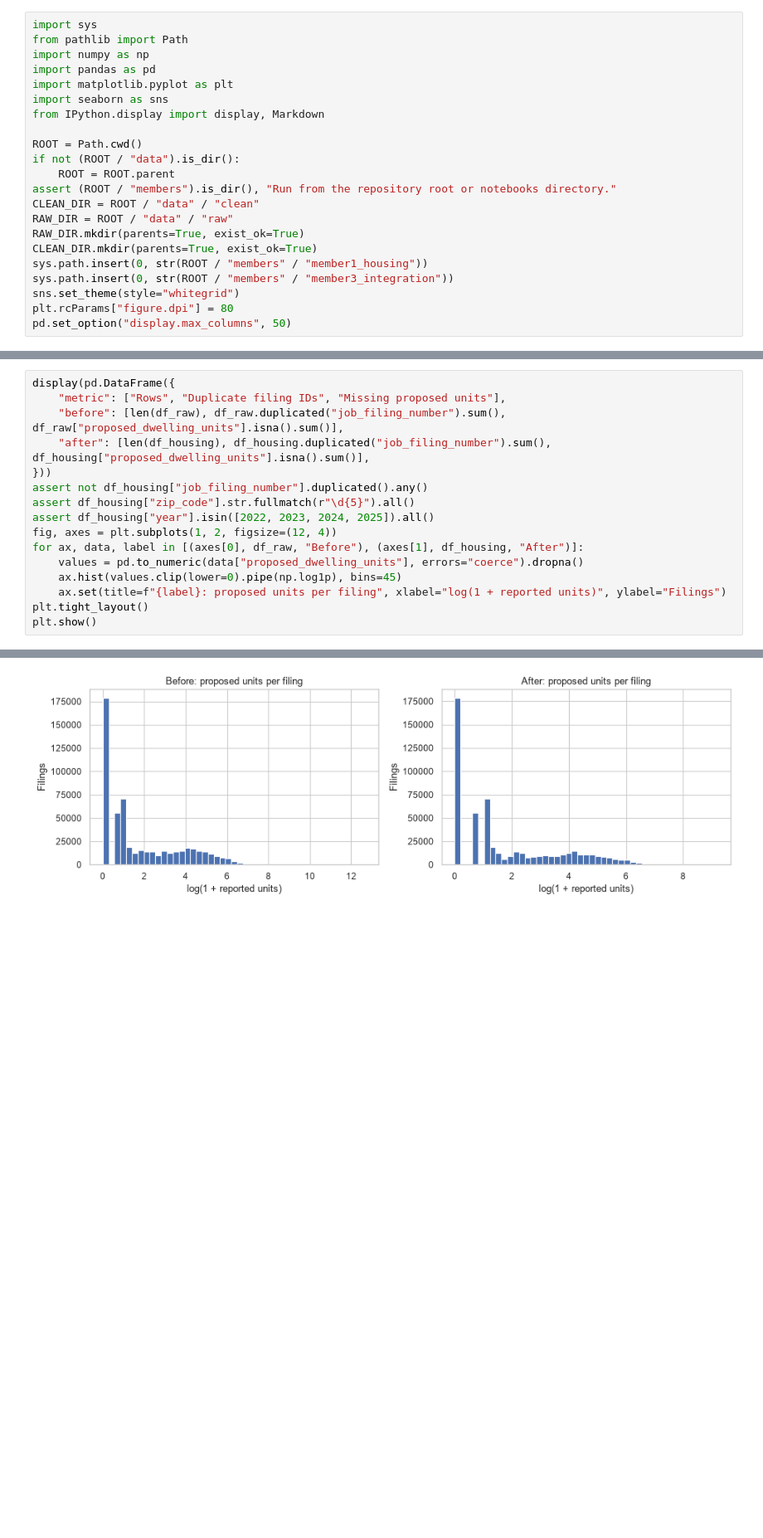
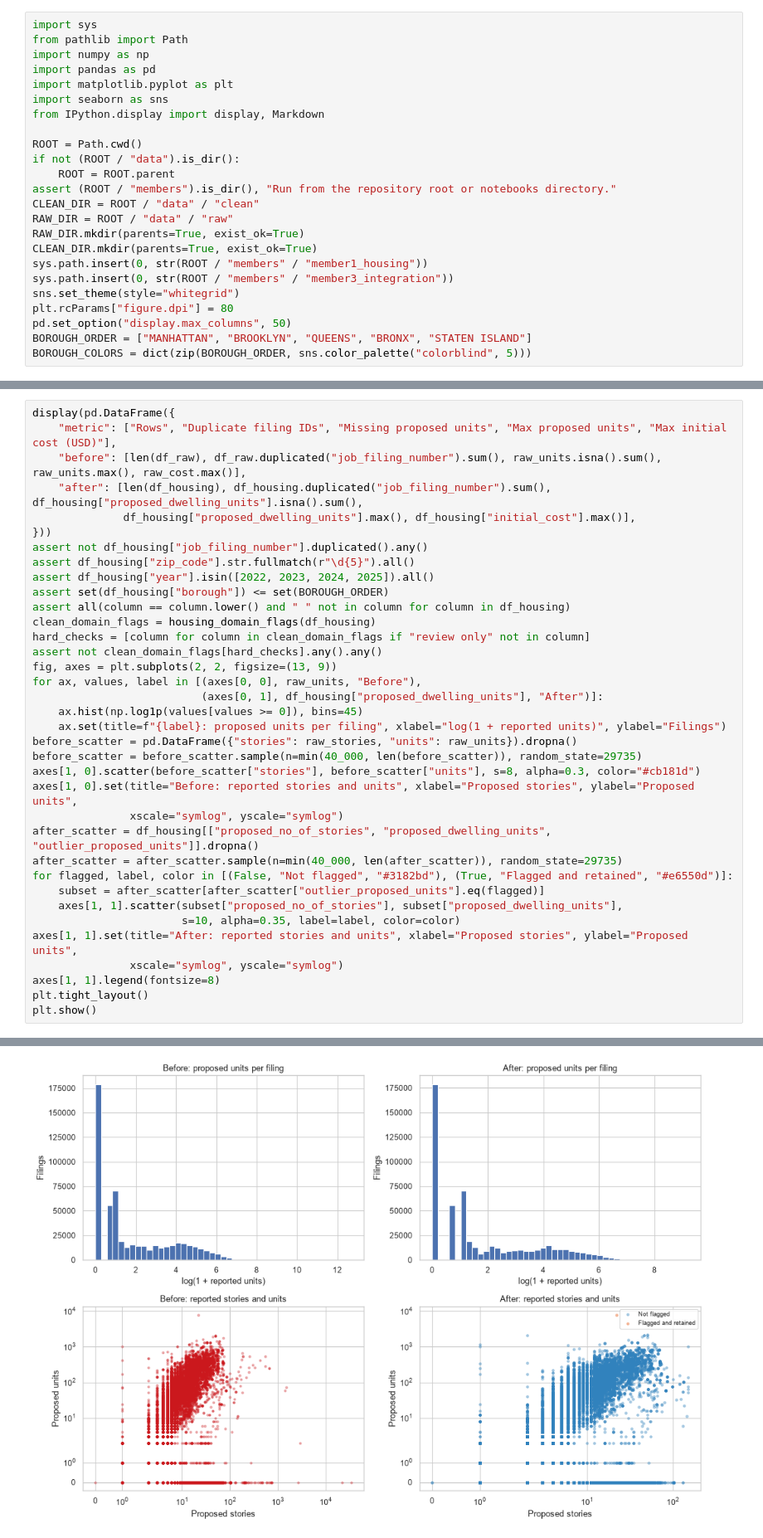
Before and after one commit to mariammashoud/nyc-housing-transport, a Jupyter notebook: notebooks/Member1_Housing.ipynb, the cells around one changed output, grey strips where cells are left out. Shown at 83% size. Drawn from its saved outputs; the diff is of its cells as text; blank space fills up the shorter version.

```diff
--- a/notebooks/Member1_Housing.ipynb
+++ b/notebooks/Member1_Housing.ipynb
@@ -30,6 +32,8 @@ sys.path.insert(0, str(ROOT / "members" / "member3_integration"))
 sns.set_theme(style="whitegrid")
 plt.rcParams["figure.dpi"] = 80
 pd.set_option("display.max_columns", 50)
+BOROUGH_ORDER = ["MANHATTAN", "BROOKLYN", "QUEENS", "BRONX", "STATEN ISLAND"]
+BOROUGH_COLORS = dict(zip(BOROUGH_ORDER, sns.color_palette("colorblind", 5)))
 # %% [markdown]
 ## 2. Source, columns and complete-window download
 The API has geography (`borough`, `postcode`, latitude/longitude), time (`filing_date`), identity (`job_filing_number`), building measures, cost and `job_type`. It also contains many personal/administrative fields that are not needed.
@@ -180,17 +245,37 @@ Compare before/after counts and unit distributions. Keep extreme plausible proje
 # %%
 display(pd.DataFrame({
-    "metric": ["Rows", "Duplicate filing IDs", "Missing proposed units"],
-    "before": [len(df_raw), df_raw.duplicated("job_filing_number").sum(), df_raw["proposed_dwelling_units"].isna().sum()],
-    "after": [len(df_housing), df_housing.duplicated("job_filing_number").sum(), df_housing["proposed_dwelling_units"].isna().sum()],
+    "metric": ["Rows", "Duplicate filing IDs", "Missing proposed units", "Max proposed units", "Max initial cost (USD)"],
+    "before": [len(df_raw), df_raw.duplicated("job_filing_number").sum(), raw_units.isna().sum(), raw_units.max(), raw_cost.max()],
+    "after": [len(df_housing), df_housing.duplicated("job_filing_number").sum(), df_housing["proposed_dwelling_units"].isna().sum(),
+              df_housing["proposed_dwelling_units"].max(), df_housing["initial_cost"].max()],
 }))
 assert not df_housing["job_filing_number"].duplicated().any()
 assert df_housing["zip_code"].str.fullmatch(r"\d{5}").all()
 assert df_housing["year"].isin([2022, 2023, 2024, 2025]).all()
-fig, axes = plt.subplots(1, 2, figsize=(12, 4))
-for ax, data, label in [(axes[0], df_raw, "Before"), (axes[1], df_housing, "After")]:
-    values = pd.to_numeric(data["proposed_dwelling_units"], errors="coerce").dropna()
-    ax.hist(values.clip(lower=0).pipe(np.log1p), bins=45)
+assert set(df_housing["borough"]) <= set(BOROUGH_ORDER)
+assert all(column == column.lower() and " " not in column for column in df_housing)
+clean_domain_flags = housing_domain_flags(df_housing)
+hard_checks = [column for column in clean_domain_flags if "review only" not in column]
+assert not clean_domain_flags[hard_checks].any().any()
+fig, axes = plt.subplots(2, 2, figsize=(13, 9))
+for ax, values, label in [(axes[0, 0], raw_units, "Before"),
+                          (axes[0, 1], df_housing["proposed_dwelling_units"], "After")]:
+    ax.hist(np.log1p(values[values >= 0]), bins=45)
     ax.set(title=f"{label}: proposed units per filing", xlabel="log(1 + reported units)", ylabel="Filings")
+before_scatter = pd.DataFrame({"stories": raw_stories, "units": raw_units}).dropna()
+before_scatter = before_scatter.sample(n=min(40_000, len(before_scatter)), random_state=29735)
+axes[1, 0].scatter(before_scatter["stories"], before_scatter["units"], s=8, alpha=0.3, color="#cb181d")
+axes[1, 0].set(title="Before: reported stories and units", xlabel="Proposed stories", ylabel="Proposed units",
+               xscale="symlog", yscale="symlog")
+after_scatter = df_housing[["proposed_no_of_stories", "proposed_dwelling_units", "outlier_proposed_units"]].dropna()
+after_scatter = after_scatter.sample(n=min(40_000, len(after_scatter)), random_state=29735)
+for flagged, label, color in [(False, "Not flagged", "#3182bd"), (True, "Flagged and retained", "#e6550d")]:
+    subset = after_scatter[after_scatter["outlier_proposed_units"].eq(flagged)]
+    axes[1, 1].scatter(subset["proposed_no_of_stories"], subset["proposed_dwelling_units"],
+                       s=10, alpha=0.35, label=label, color=color)
+axes[1, 1].set(title="After: reported stories and units", xlabel="Proposed stories", ylabel="Proposed units",
+               xscale="symlog", yscale="symlog")
+axes[1, 1].legend(fontsize=8)
 plt.tight_layout()
 plt.show()
 # %% [output]
@@ -201,4 +288,4 @@ plt.show()
-[figure, old version]
+[figure, new version]
 # %% [markdown]
 ## 6. Aggregate to ZIP code x year without double-counting jobs
 `filing_count` counts distinct filing IDs, including amendments. Unit totals must not count the same building-unit report once for every amendment.
```
Also changed, not shown: parts of 19 cells of this notebook, 6 other files.
